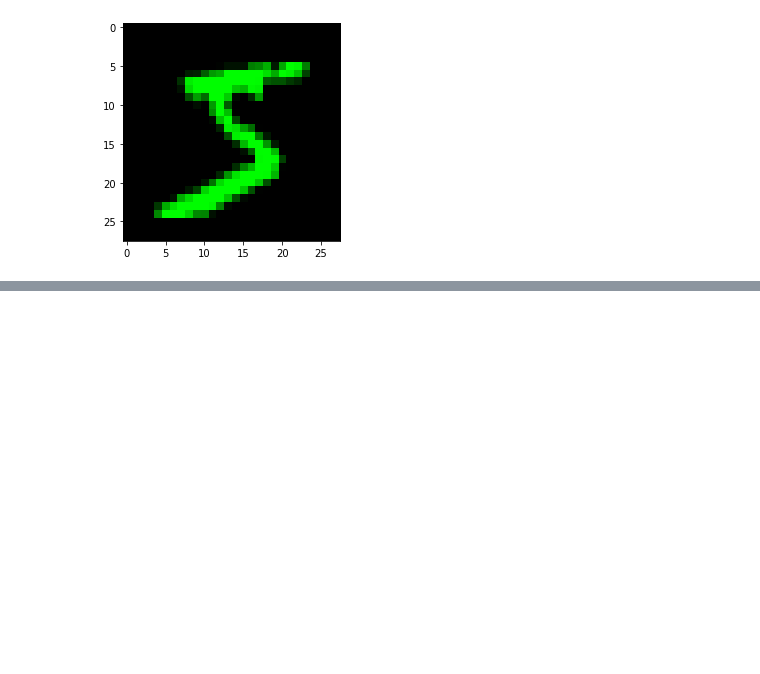
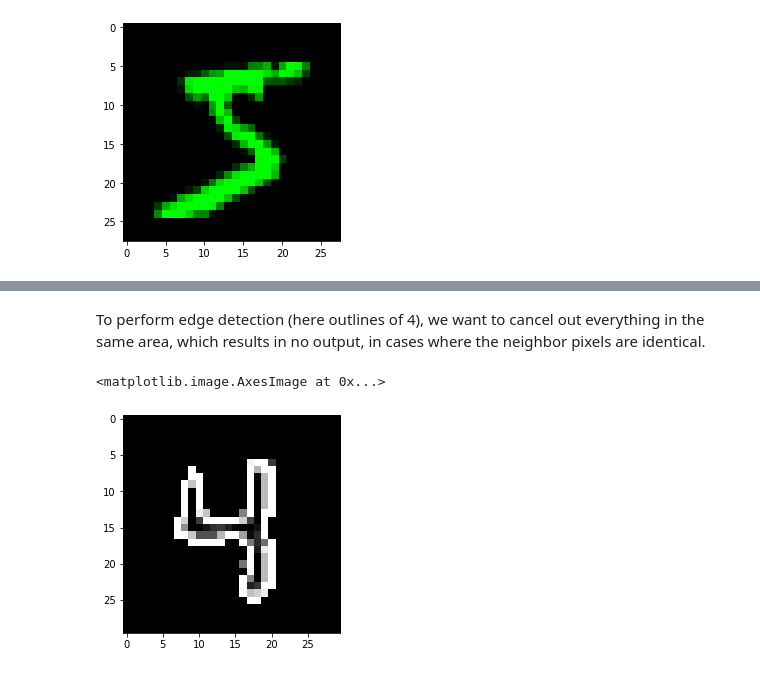
Before and after one commit to LarsG321/Book_Inside_Deep_Learning, a Jupyter notebook: Chapter 3/Reading Notes.ipynb, the cells around one changed output, grey strips where cells are left out. Drawn from its saved outputs; the diff is of its cells as text; code cells hidden in the pictures; blank space fills up the shorter version.

```diff
--- a/Chapter 3/Reading Notes.ipynb
+++ b/Chapter 3/Reading Notes.ipynb
@@ -57,0 +83,11 @@ In general, when applying a filter to an input, the output (= feature map) gets
+# %% [markdown]
+To perform edge detection (here outlines of 4), we want to cancel out everything in the same area, which results in no output, in cases where the neighbor pixels are identical.
+# %%
+edge_kernel = np.asarray([[-1,-1,-1],
+                          [-1,8,-1],
+                          [-1,-1,-1]])
+edge_img = convolve(img, edge_kernel)
+plt.imshow(edge_img, vmin=0, vmax=1, cmap="gray")
+# %% [output]
+<matplotlib.image.AxesImage at 0x...>
+[figure, added]
```
Also changed, not shown: parts of 8 cells of this notebook.
